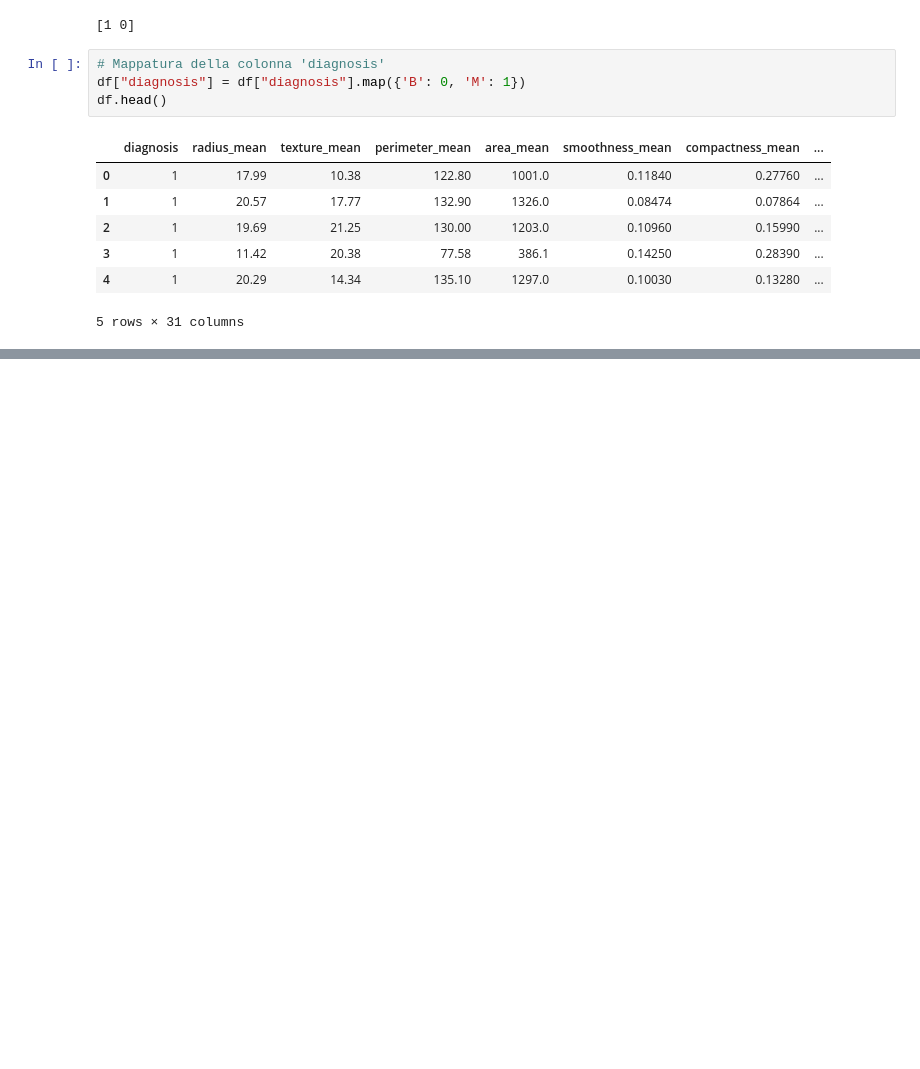
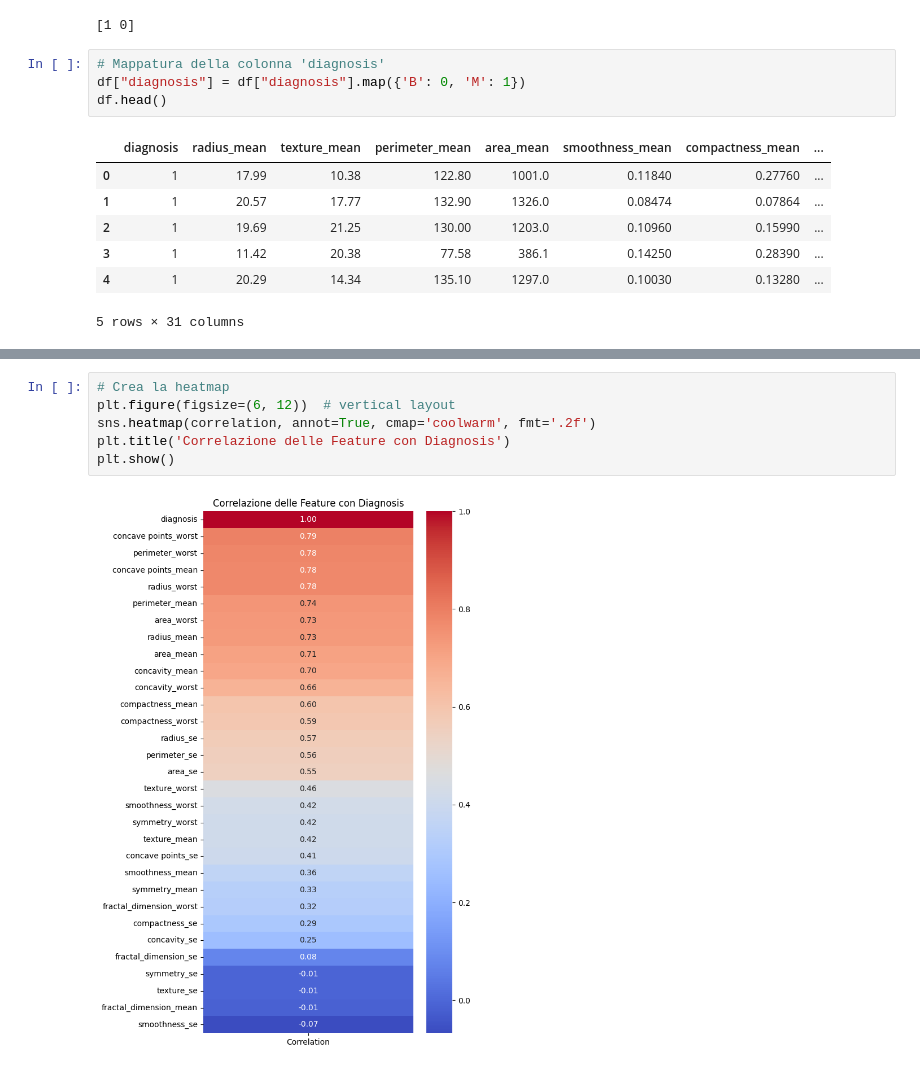
Before and after one commit to NIKFIORE/Progetto-Architettura-dei-dati, a Jupyter notebook: Main.ipynb, the cells around one changed output, grey strips where cells are left out. Cells and saved outputs as stored; diff of their text form; blank space fills up the shorter version.

```diff
--- a/Main.ipynb
+++ b/Main.ipynb
@@ -107,0 +145,8 @@ df.head()
+# %%
+# Crea la heatmap
+plt.figure(figsize=(6, 12))  # vertical layout
+sns.heatmap(correlation, annot=True, cmap='coolwarm', fmt='.2f')
+plt.title('Correlazione delle Feature con Diagnosis')
+plt.show()
+# %% [output]
+[figure, added]
```
Also changed, not shown: parts of 3 cells of this notebook.
